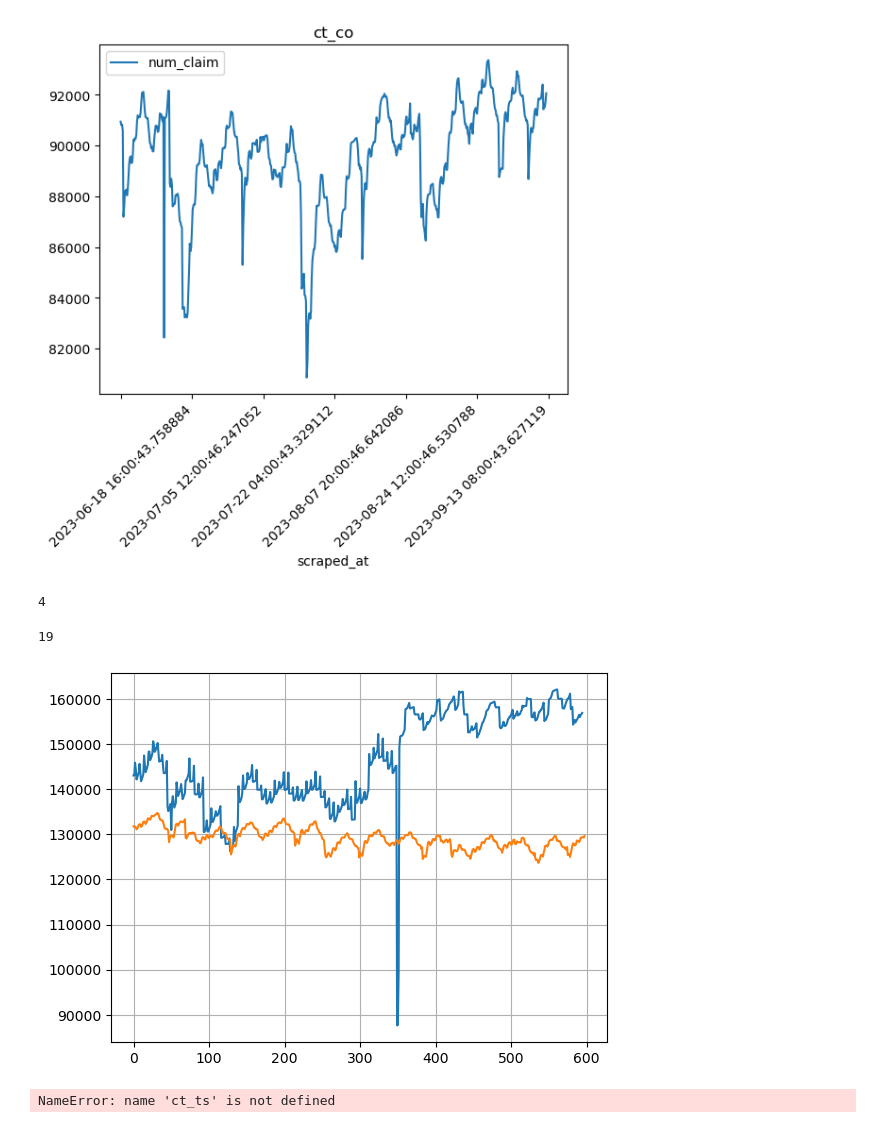
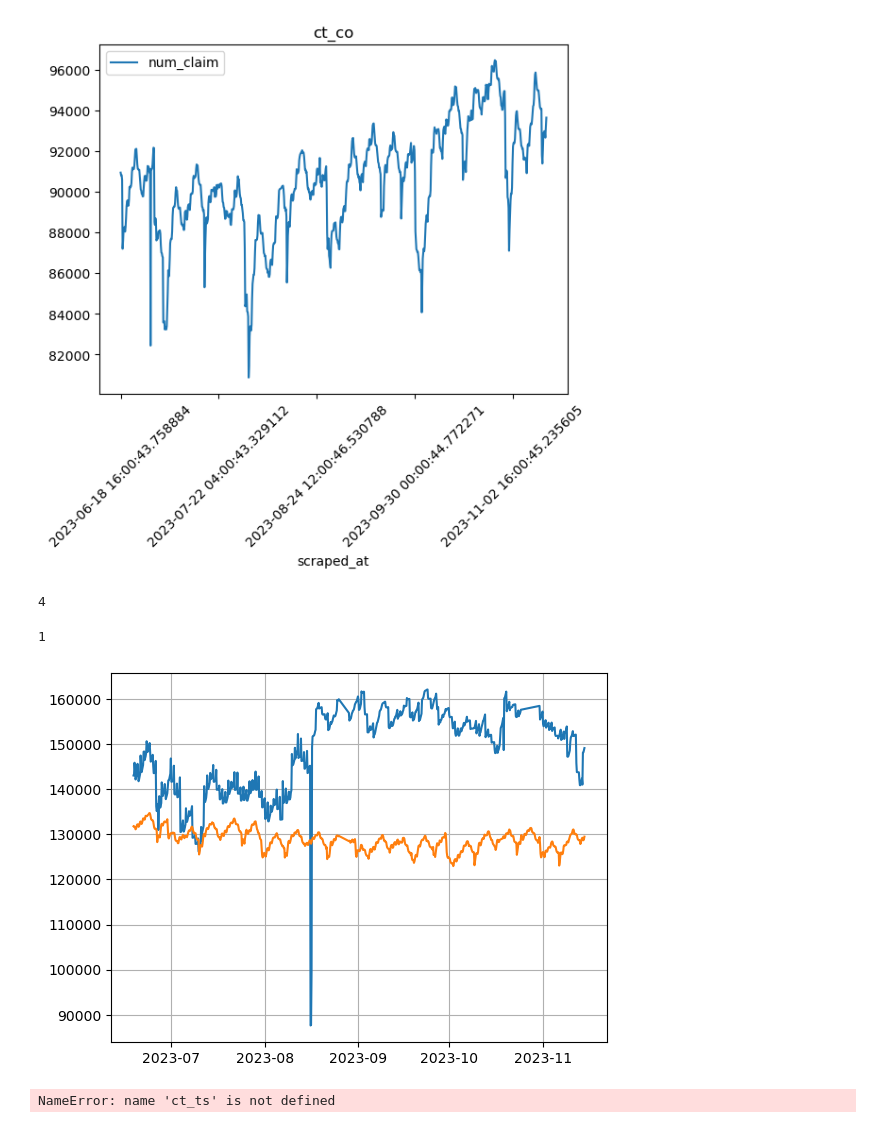
Before and after one commit to eduardofv/learn_spark, a Jupyter notebook: work-dir/claims.ipynb, the cells around one changed output. Drawn from its saved outputs; the diff is of its cells as text; code cells hidden in the pictures.

```diff
--- a/work-dir/claims.ipynb
+++ b/work-dir/claims.ipynb
@@ -12,5 +12,6 @@ spark = SparkSession \
     .getOrCreate()
 # %%
 %%time
-df = spark.read.json("harvester/claims/*jsonl")
+!cat harvester/claims/*CLAIMS*jsonl > harvester/claims/aggregated.jsonl
+df = spark.read.json("harvester/claims/aggregated.jsonl")
 # %% [output]
@@ -79,7 +81,7 @@ data.plot("scraped_at", "num_claim")
 plt.title("ct_co")
 _ = plt.xticks(rotation=45)
 # %% [output]
-[figure, old version]
+[figure, new version]
 # %%
 spark.sparkContext.defaultParallelism
 # %% [output]
@@ -87,17 +89,20 @@ spark.sparkContext.defaultParallelism
 # %%
 df.rdd.getNumPartitions()
 # %% [output]
-19
+1
 # %%
 ct = df.where(df.url.startswith("https://mx.computrabajo")).sort("scraped_at").withColumn("num_claim", df["claim"].cast("int")).select("scraped_at", "num_claim").toPandas()
 occ = df.where(df.url.startswith("https://www.occ")).sort("scraped_at").withColumn("num_claim", df["claim"].cast("int")).select("scraped_at", "num_claim").toPandas()
 
-plt.plot(occ["num_claim"])
-plt.plot(ct["num_claim"])
+ct['scraped_at'] = pd.to_datetime(ct['scraped_at'])
+occ['scraped_at'] = pd.to_datetime(occ['scraped_at'])
+
+plt.plot(occ.set_index('scraped_at'))
+plt.plot(ct.set_index('scraped_at'))
 plt.grid(which="both")
 plt.show()
 # %% [output]
-[figure, old version]
+[figure, new version]
 # %%
 ct_ts["num_claim"]
 # %% [output]
```
Also changed, not shown: parts of 6 cells of this notebook, 3 other files.
